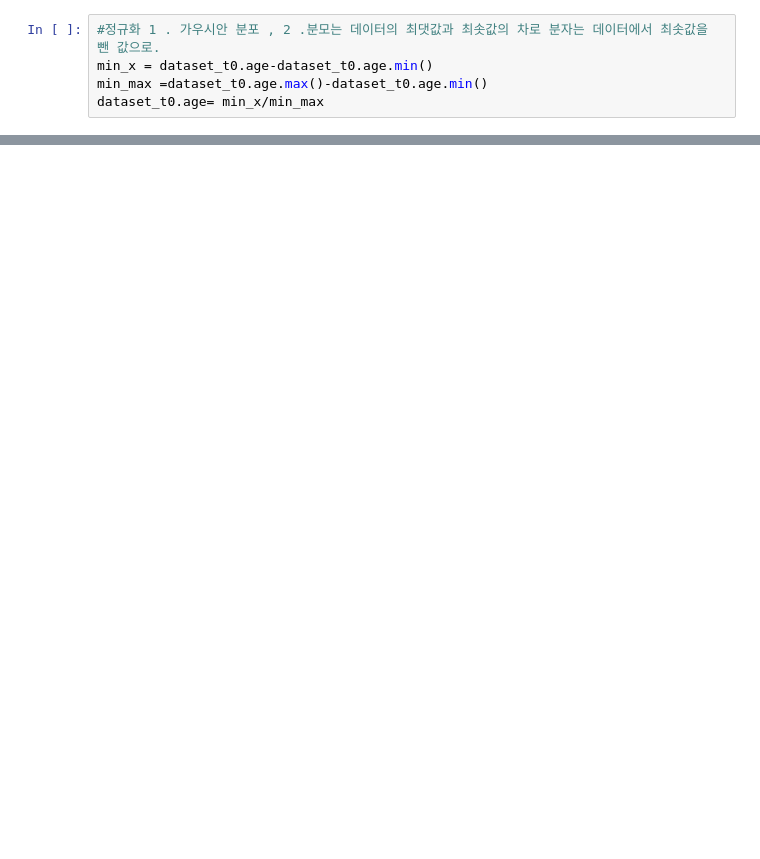
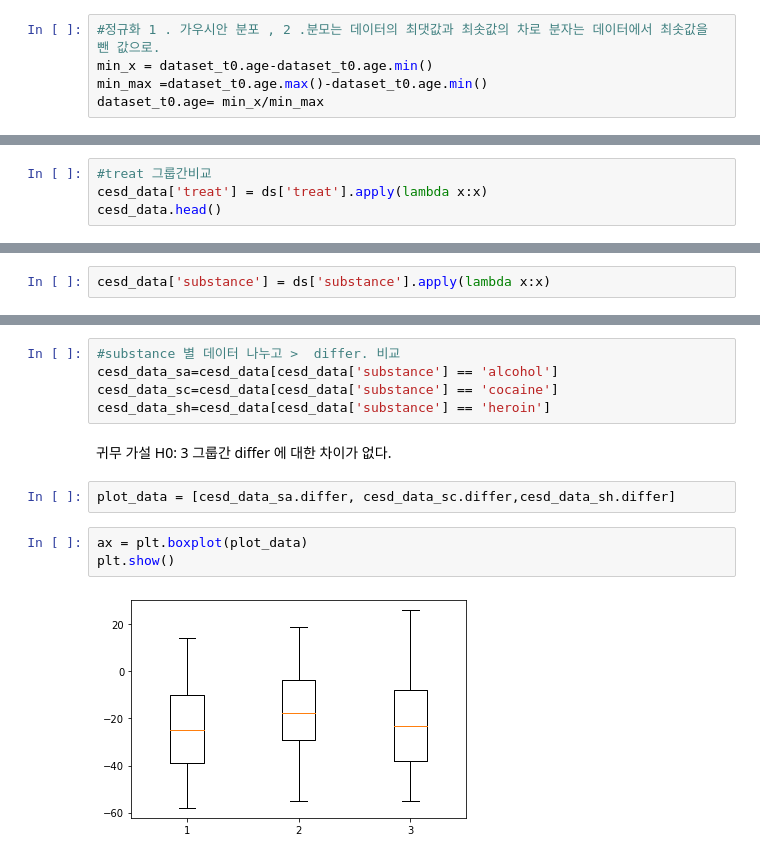
Before and after one commit to chosunghyun18/ML_DL_Statics, a Jupyter notebook: folder_for_code/pythoncode/helpcsvanalysis.ipynb, the cells around one changed output, grey strips where cells are left out. Cells and saved outputs as stored; diff of their text form; blank space fills up the shorter version.

```diff
--- a/folder_for_code/pythoncode/helpcsvanalysis.ipynb
+++ b/folder_for_code/pythoncode/helpcsvanalysis.ipynb
@@ -441,0 +490,4 @@ dft
+# %%
+#treat 그룹간비교
+cesd_data['treat'] = ds['treat'].apply(lambda x:x)
+cesd_data.head()
@@ -441,0 +549,2 @@ dft
+# %%
+cesd_data['substance'] = ds['substance'].apply(lambda x:x)
@@ -441,0 +560,14 @@ dft
+# %%
+#substance 별 데이터 나누고 >  differ. 비교
+cesd_data_sa=cesd_data[cesd_data['substance'] == 'alcohol']
+cesd_data_sc=cesd_data[cesd_data['substance'] == 'cocaine']
+cesd_data_sh=cesd_data[cesd_data['substance'] == 'heroin']
+# %% [markdown]
+귀무 가설 H0:  3 그룹간 differ  에 대한 차이가 없다.
+# %%
+plot_data = [cesd_data_sa.differ, cesd_data_sc.differ,cesd_data_sh.differ]
+# %%
+ax = plt.boxplot(plot_data)
+plt.show()
+# %% [output]
+[figure, added]
```
Also changed, not shown: parts of 62 cells of this notebook, 1 other file.
